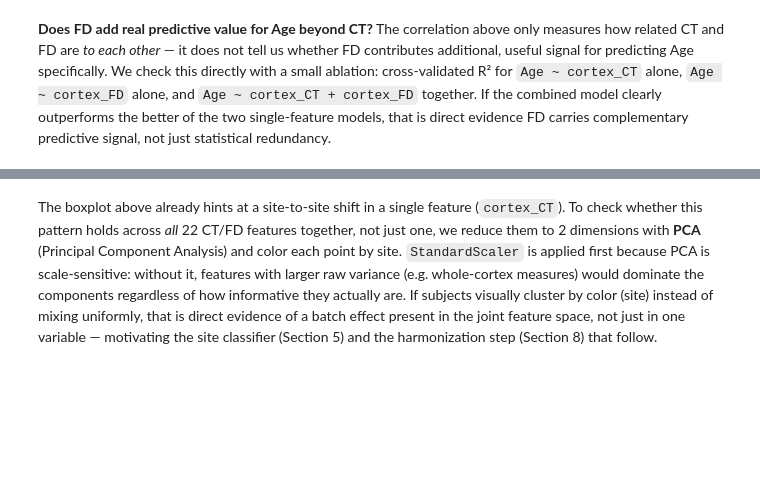
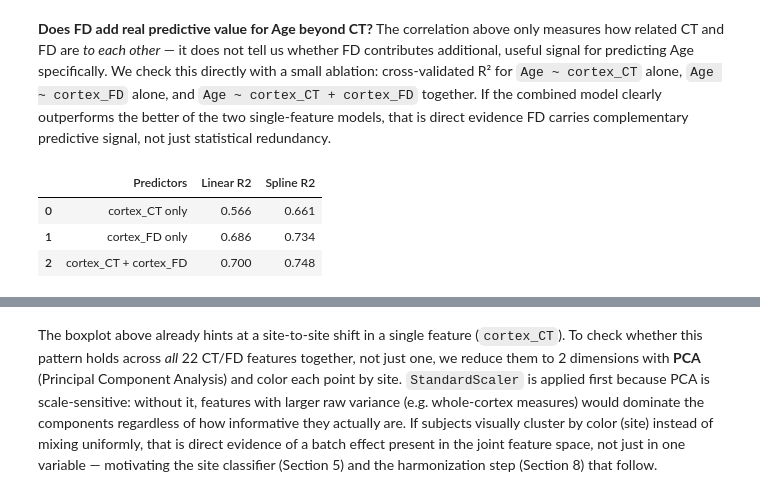
Before and after one commit to capialbino/AI-for-Medicine-Project, a Jupyter notebook: notebooks/AI_for_Medicine_BrainAge.ipynb, the cells around one changed output, grey strips where cells are left out. Cells and saved outputs as stored; diff of their text form; code cells hidden in the pictures; blank space fills up the shorter version.

```diff
--- a/notebooks/AI_for_Medicine_BrainAge.ipynb
+++ b/notebooks/AI_for_Medicine_BrainAge.ipynb
@@ -317,18 +392,37 @@ the two single-feature models, that is direct evidence FD carries complementary
 signal, not just statistical redundancy.
 # %%
 from sklearn.linear_model import LinearRegression
+from sklearn.preprocessing import SplineTransformer
+from sklearn.compose import ColumnTransformer
+from sklearn.pipeline import make_pipeline
 from sklearn.model_selection import KFold, cross_val_score
 
 ablation_cv = KFold(n_splits=5, shuffle=True, random_state=RANDOM_STATE)
 y_age = df["Age"].values
+
+# Age~feature is known to be non-linear (Section 3 linearity check, same two features) --
+# a plain-linear ablation would underestimate each feature's true predictive power, so each
+# predictor also gets its own additive spline term (per-feature B-spline expansion, i.e. a
+# small GAM), alongside the original linear version for comparison.
+def spline_pipeline(cols):
+    transformer = ColumnTransformer([
+        (c, SplineTransformer(degree=3, n_knots=6), [i]) for i, c in enumerate(cols)
+    ])
+    return make_pipeline(transformer, LinearRegression())
 
 ablation_rows = []
 for label, cols in [("cortex_CT only", ["cortex_CT"]),
                      ("cortex_FD only", ["cortex_FD"]),
                      ("cortex_CT + cortex_FD", ["cortex_CT", "cortex_FD"])]:
     X = df[cols].values
-    r2 = cross_val_score(LinearRegression(), X, y_age, cv=ablation_cv, scoring="r2").mean()
-    ablation_rows.append({"Predictors": label, "Cross-validated R2": r2})
+    linear_r2 = cross_val_score(LinearRegression(), X, y_age, cv=ablation_cv, scoring="r2").mean()
+    spline_r2 = cross_val_score(spline_pipeline(cols), X, y_age, cv=ablation_cv, scoring="r2").mean()
+    ablation_rows.append({"Predictors": label, "Linear R2": linear_r2, "Spline R2": spline_r2})
 
 ablation_check = pd.DataFrame(ablation_rows)
 ablation_check.round(3)
+# %% [output]
+|  | Predictors | Linear R2 | Spline R2 |
+| 0 | cortex_CT only | 0.566 | 0.661 |
+| 1 | cortex_FD only | 0.686 | 0.734 |
+| 2 | cortex_CT + cortex_FD | 0.700 | 0.748 |
```
Also changed, not shown: parts of 98 cells of this notebook.
